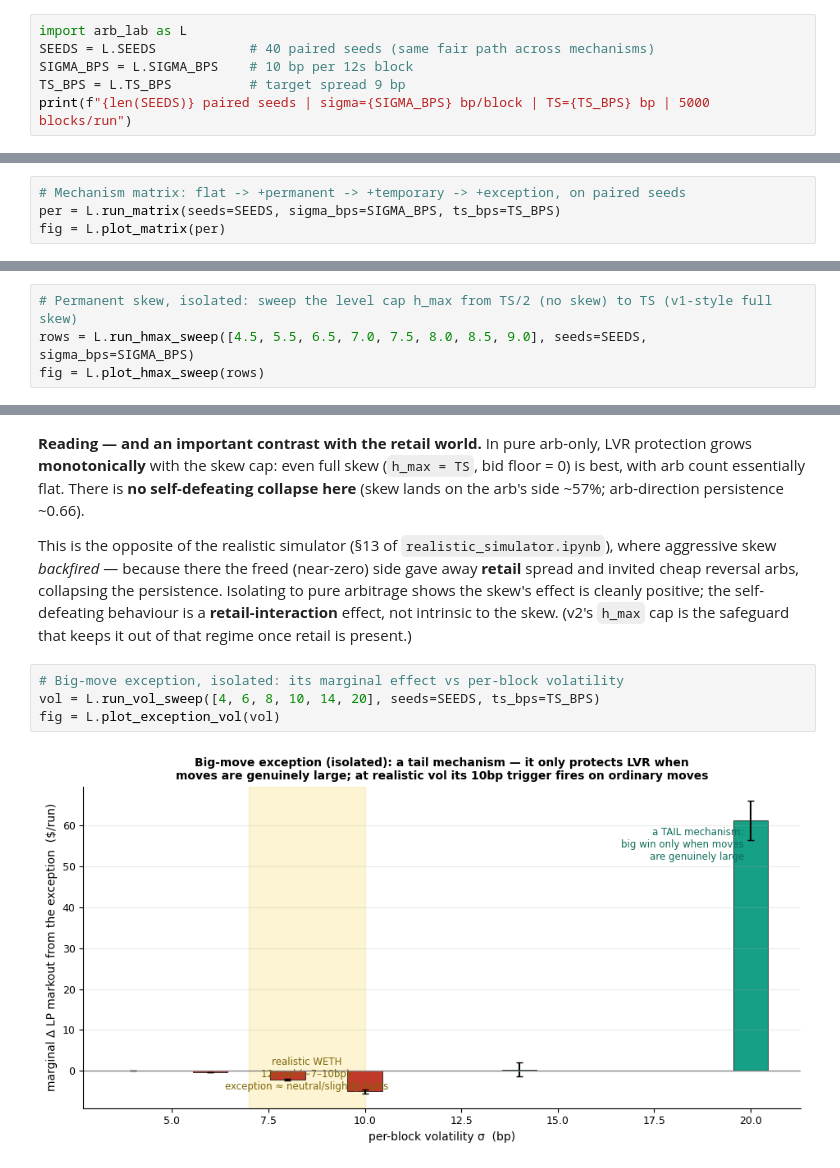
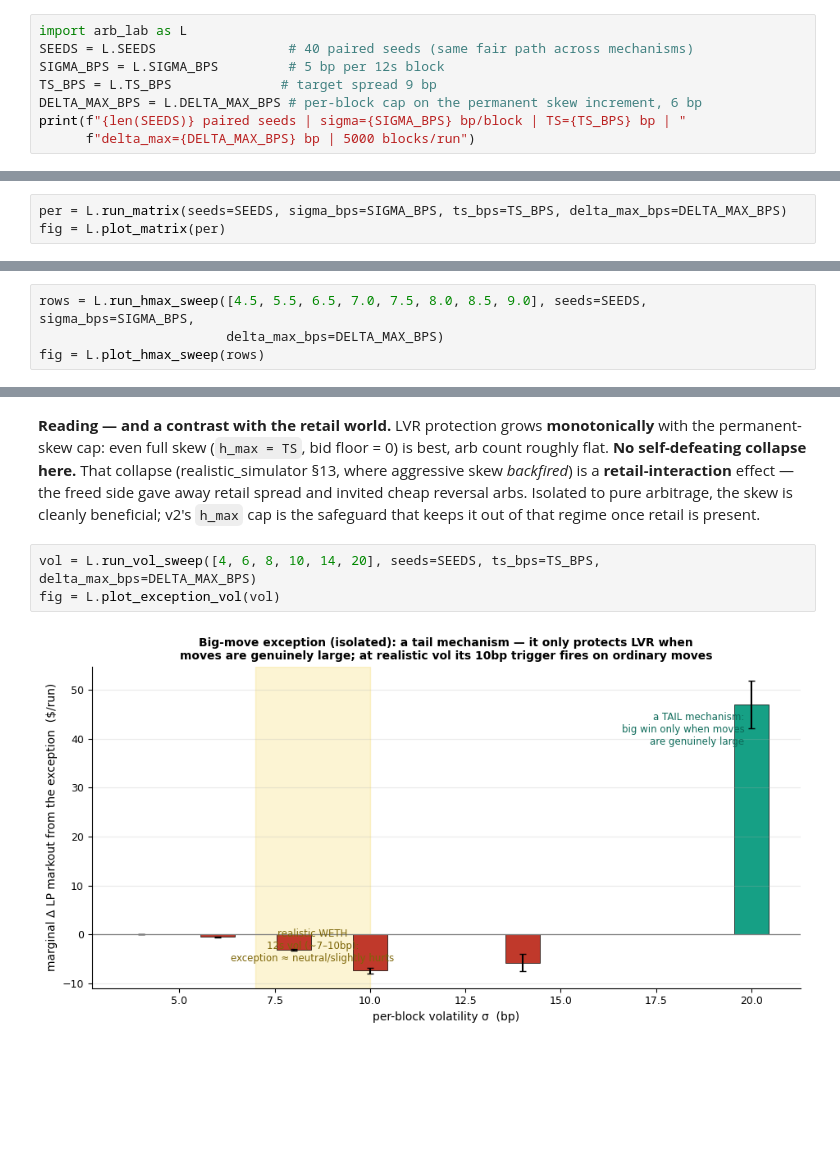
Before and after one commit to wanxinwanxin/amm-gym, a Jupyter notebook: presentation/arb_only_lvr_lab.ipynb, the cells around one changed output, grey strips where cells are left out. Cells and saved outputs as stored; diff of their text form; blank space fills up the shorter version.

```diff
--- a/presentation/arb_only_lvr_lab.ipynb
+++ b/presentation/arb_only_lvr_lab.ipynb
@@ -22,7 +21,9 @@ code is the v2 fee strategy + the arb-only loop in
 # %%
 import arb_lab as L
-SEEDS = L.SEEDS            # 40 paired seeds (same fair path across mechanisms)
-SIGMA_BPS = L.SIGMA_BPS    # 10 bp per 12s block
-TS_BPS = L.TS_BPS          # target spread 9 bp
-print(f"{len(SEEDS)} paired seeds | sigma={SIGMA_BPS} bp/block | TS={TS_BPS} bp | 5000 blocks/run")
+SEEDS = L.SEEDS                 # 40 paired seeds (same fair path across mechanisms)
+SIGMA_BPS = L.SIGMA_BPS         # 5 bp per 12s block
+TS_BPS = L.TS_BPS              # target spread 9 bp
+DELTA_MAX_BPS = L.DELTA_MAX_BPS # per-block cap on the permanent skew increment, 6 bp
+print(f"{len(SEEDS)} paired seeds | sigma={SIGMA_BPS} bp/block | TS={TS_BPS} bp | "
+      f"delta_max={DELTA_MAX_BPS} bp | 5000 blocks/run")
 # %% [output]
@@ -52,5 +52,4 @@ Defaults: `TS=9bp, β=0.5, δ_max=2bp, h_max=7bp, cutoff=10bp`.
 # %%
-# Mechanism matrix: flat -> +permanent -> +temporary -> +exception, on paired seeds
-per = L.run_matrix(seeds=SEEDS, sigma_bps=SIGMA_BPS, ts_bps=TS_BPS)
+per = L.run_matrix(seeds=SEEDS, sigma_bps=SIGMA_BPS, ts_bps=TS_BPS, delta_max_bps=DELTA_MAX_BPS)
 fig = L.plot_matrix(per)
 # %% [output]
@@ -69,5 +69,5 @@ fig = L.plot_matrix(per)
 # %%
-# Permanent skew, isolated: sweep the level cap h_max from TS/2 (no skew) to TS (v1-style full skew)
-rows = L.run_hmax_sweep([4.5, 5.5, 6.5, 7.0, 7.5, 8.0, 8.5, 9.0], seeds=SEEDS, sigma_bps=SIGMA_BPS)
+rows = L.run_hmax_sweep([4.5, 5.5, 6.5, 7.0, 7.5, 8.0, 8.5, 9.0], seeds=SEEDS, sigma_bps=SIGMA_BPS,
+                        delta_max_bps=DELTA_MAX_BPS)
 fig = L.plot_hmax_sweep(rows)
 # %% [output]
@@ -75,18 +75,13 @@ fig = L.plot_hmax_sweep(rows)
 # %% [markdown]
-**Reading — and an important contrast with the retail world.** In pure arb-only, LVR protection grows
-**monotonically** with the skew cap: even full skew (`h_max = TS`, bid floor = 0) is best, with arb
-count essentially flat. There is **no self-defeating collapse here** (skew lands on the arb's side
-~57%; arb-direction persistence ~0.66).
-
-This is the opposite of the realistic simulator (§13 of `realistic_simulator.ipynb`), where aggressive
-skew *backfired* — because there the freed (near-zero) side gave away **retail** spread and invited
-cheap reversal arbs, collapsing the persistence. Isolating to pure arbitrage shows the skew's effect is
-cleanly positive; the self-defeating behaviour is a **retail-interaction** effect, not intrinsic to the
-skew. (v2's `h_max` cap is the safeguard that keeps it out of that regime once retail is present.)
+**Reading — and a contrast with the retail world.** LVR protection grows **monotonically** with the
+permanent-skew cap: even full skew (`h_max = TS`, bid floor = 0) is best, arb count roughly flat.
+**No self-defeating collapse here.** That collapse (realistic_simulator §13, where aggressive skew
+*backfired*) is a **retail-interaction** effect — the freed side gave away retail spread and invited
+cheap reversal arbs. Isolated to pure arbitrage, the skew is cleanly beneficial; v2's `h_max` cap is
+the safeguard that keeps it out of that regime once retail is present.
 # %%
-# Big-move exception, isolated: its marginal effect vs per-block volatility
-vol = L.run_vol_sweep([4, 6, 8, 10, 14, 20], seeds=SEEDS, ts_bps=TS_BPS)
+vol = L.run_vol_sweep([4, 6, 8, 10, 14, 20], seeds=SEEDS, ts_bps=TS_BPS, delta_max_bps=DELTA_MAX_BPS)
 fig = L.plot_exception_vol(vol)
 # %% [output]
-[figure, old version]
+[figure, new version]
 # %% [markdown]
```
Also changed, not shown: parts of 10 cells of this notebook, 1 other file.
